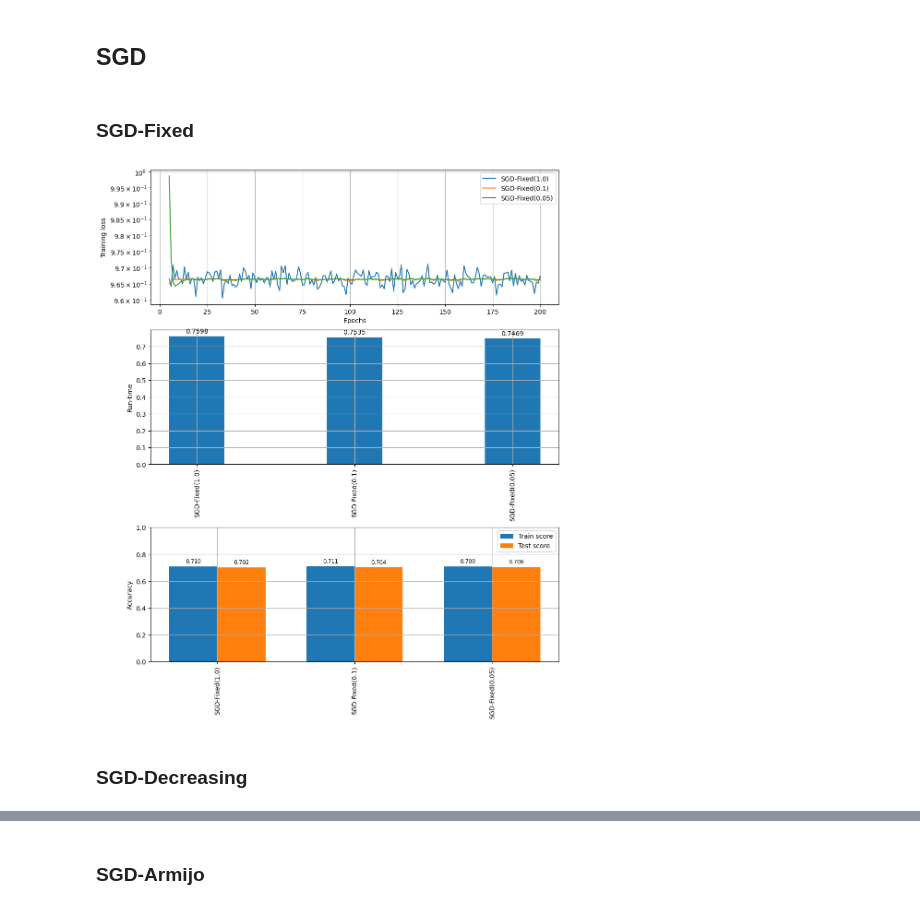
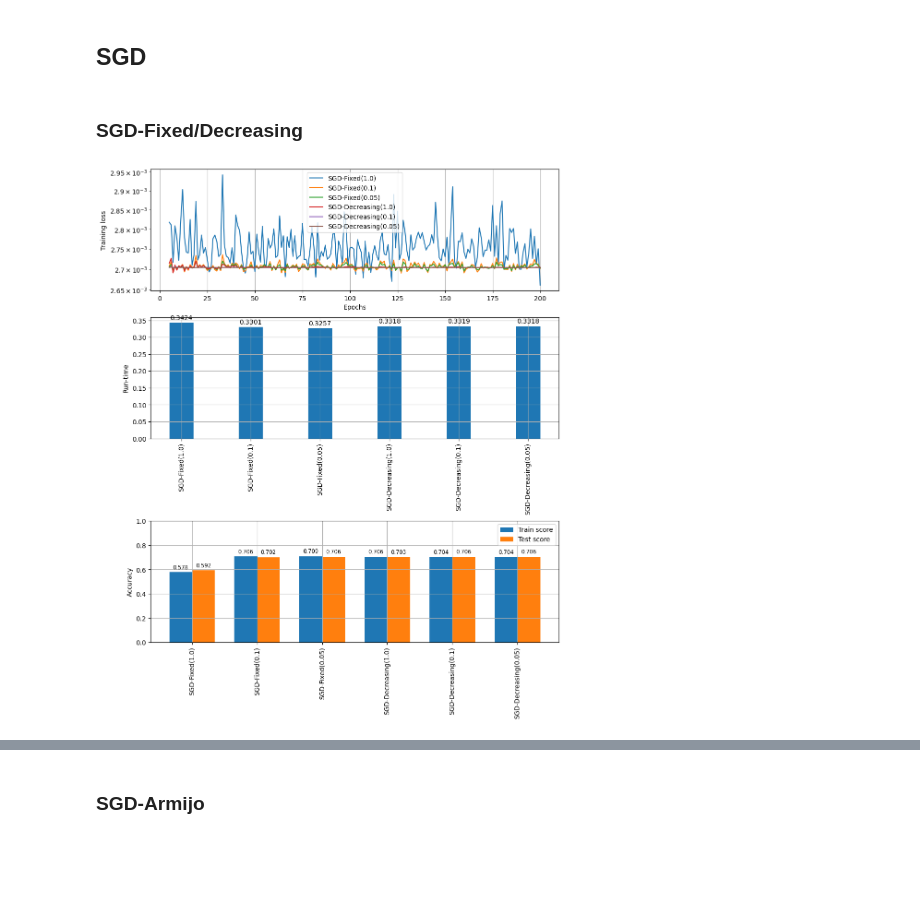
Before and after one commit to david-inf/SGD-and-LS, a Jupyter notebook: py/main.ipynb, the cells around one changed output, grey strips where cells are left out. Drawn from its saved outputs; the diff is of its cells as text; code cells hidden in the pictures; blank space fills up the shorter version.

```diff
--- a/py/main.ipynb
+++ b/py/main.ipynb
@@ -30,20 +22,22 @@ Apple quality dataset
 X_train = (3032, 8)
 X_test = (758, 8)
 # %%
-w0 = (2 + 2) * np.random.default_rng(42).random(8) - 2
+w0Apple = (2 + 2) * np.random.default_rng(42).random(8) - 2
 # %% [markdown]
 ## SGD
 # %% [markdown]
-### SGD-Fixed
+### SGD-Fixed/Decreasing
 # %%
-sgd_fixed_1 = LogisticRegression(solver="SGD-Fixed", C=0.1, minibatch=32, epochs=200).fit(w0, X_train_apple, y_train_apple, X_test_apple, y_test_apple, step_size=1)
-sgd_fixed_2 = LogisticRegression(solver="SGD-Fixed", C=0.1, minibatch=32, epochs=200).fit(w0, X_train_apple, y_train_apple, X_test_apple, y_test_apple, step_size=0.1)
-sgd_fixed_3 = LogisticRegression(solver="SGD-Fixed", C=0.1, minibatch=32, epochs=200).fit(w0, X_train_apple, y_train_apple, X_test_apple, y_test_apple, step_size=0.05)
+sgdApple_fixed1 = LogisticRegression(solver="SGD-Fixed", C=1, minibatch=32, epochs=200).fit(w0Apple, X_train_apple, y_train_apple, X_test_apple, y_test_apple, step_size=1)
+sgdApple_fixed2 = LogisticRegression(solver="SGD-Fixed", C=1, minibatch=32, epochs=200).fit(w0Apple, X_train_apple, y_train_apple, X_test_apple, y_test_apple, step_size=0.1)
+sgdApple_fixed3 = LogisticRegression(solver="SGD-Fixed", C=1, minibatch=32, epochs=200).fit(w0Apple, X_train_apple, y_train_apple, X_test_apple, y_test_apple, step_size=0.05)
 
-models1_data1 = optim_data([sgd_fixed_1, sgd_fixed_2, sgd_fixed_3])
+sgdApple_decre1 = LogisticRegression(solver="SGD-Decreasing", C=1, minibatch=32, epochs=200).fit(w0Apple, X_train_apple, y_train_apple, X_test_apple, y_test_apple, step_size=1)
+sgdApple_decre2 = LogisticRegression(solver="SGD-Decreasing", C=1, minibatch=32, epochs=200).fit(w0Apple, X_train_apple, y_train_apple, X_test_apple, y_test_apple, step_size=0.1)
+sgdApple_decre3 = LogisticRegression(solver="SGD-Decreasing", C=1, minibatch=32, epochs=200).fit(w0Apple, X_train_apple, y_train_apple, X_test_apple, y_test_apple, step_size=0.05)
+
+modelsApple_data1 = optim_data([sgdApple_fixed1, sgdApple_fixed2, sgdApple_fixed3, sgdApple_decre1, sgdApple_decre2, sgdApple_decre3])
 # %%
-test_plots(models1_data1)
+test_plots(modelsApple_data1)
 # %% [output]
-[figure, old version]
+[figure, new version]
-# %% [markdown]
-### SGD-Decreasing
```
Also changed, not shown: parts of 47 cells of this notebook, 6 other files.
